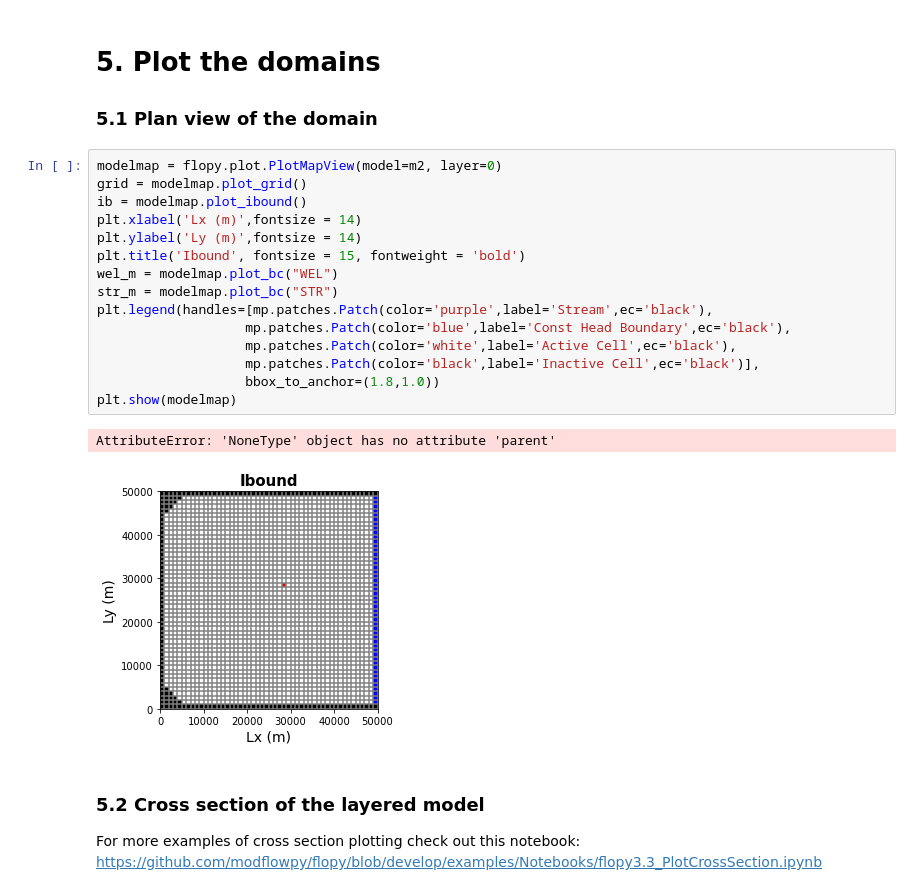
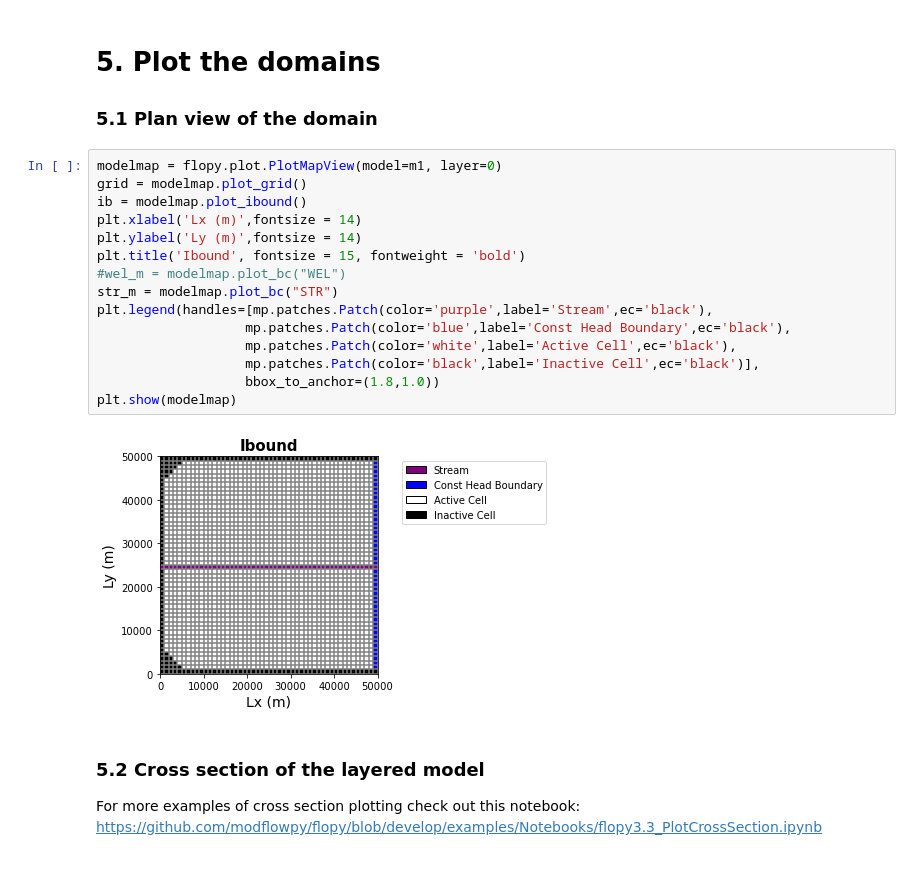
Before and after one commit to GW-modelling-Spring2022/homework-jsteyaert, a Jupyter notebook: Working/HW12_WatershedModel/Runs/Watershed_Trial2.ipynb, the cells around one changed output. Saved outputs shown, nothing was run; the diff lists cells and outputs as text.

```diff
--- a/Working/HW12_WatershedModel/Runs/Watershed_Trial2.ipynb
+++ b/Working/HW12_WatershedModel/Runs/Watershed_Trial2.ipynb
@@ -545,23 +545,22 @@ FloPy is using the following executable to run the model: /Applications/MODFLOW/
 # 5. Plot the domains
 ### 5.1 Plan view of the domain
 # %%
-modelmap = flopy.plot.PlotMapView(model=m2, layer=0)
+modelmap = flopy.plot.PlotMapView(model=m1, layer=0)
 grid = modelmap.plot_grid()
 ib = modelmap.plot_ibound()
 plt.xlabel('Lx (m)',fontsize = 14)
 plt.ylabel('Ly (m)',fontsize = 14)
 plt.title('Ibound', fontsize = 15, fontweight = 'bold')
-wel_m = modelmap.plot_bc("WEL")
+#wel_m = modelmap.plot_bc("WEL")
 str_m = modelmap.plot_bc("STR")
 plt.legend(handles=[mp.patches.Patch(color='purple',label='Stream',ec='black'),
                    mp.patches.Patch(color='blue',label='Const Head Boundary',ec='black'),
                    mp.patches.Patch(color='white',label='Active Cell',ec='black'),
                    mp.patches.Patch(color='black',label='Inactive Cell',ec='black')],
                    bbox_to_anchor=(1.8,1.0))
 plt.show(modelmap)
 # %% [output]
-AttributeError: 'NoneType' object has no attribute 'parent'
-[figure, old version]
+[figure, new version]
 # %% [markdown]
 ### 5.2 Cross section of the layered model
 For more examples of cross section plotting check out this notebook: https://github.com/modflowpy/flopy/blob/develop/examples/Notebooks/flopy3.3_PlotCrossSection.ipynb
```
